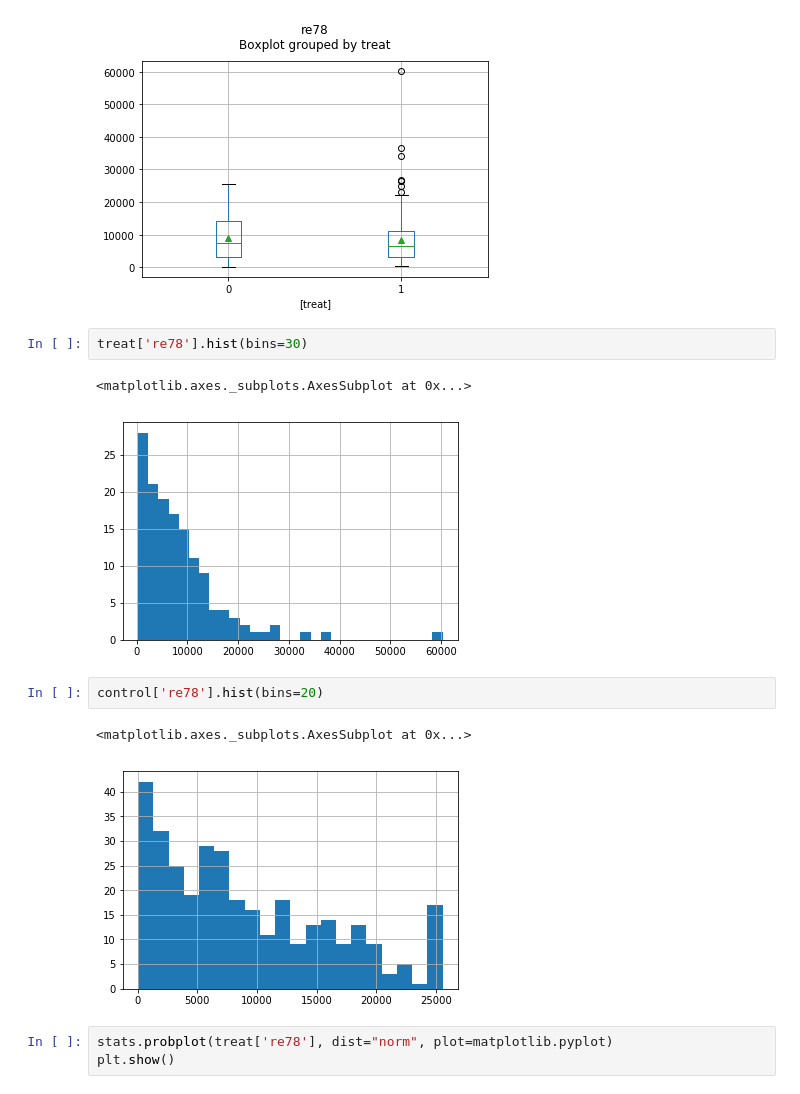
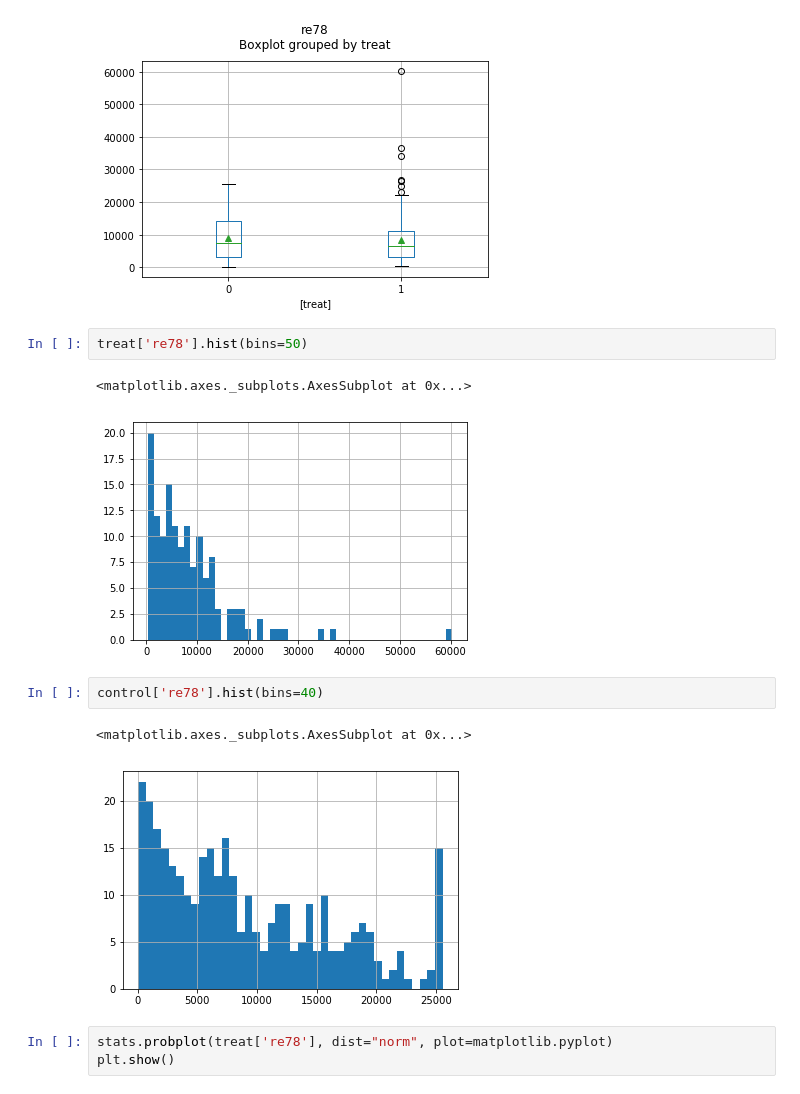
Before and after one commit to pmichele/ADA-Group, a Jupyter notebook: Partials/Michele/04 - Applied ML/Untitled.ipynb, the cells around one changed output. Saved outputs shown, nothing was run; the diff lists cells and outputs as text.

```diff
--- a/Partials/Michele/04 - Applied ML/Untitled.ipynb
+++ b/Partials/Michele/04 - Applied ML/Untitled.ipynb
@@ -49,15 +50,15 @@ boxplots(df, 're78')
 # %% [output]
 [figure]
 # %%
-treat['re78'].hist(bins=30)
+treat['re78'].hist(bins=50)
 # %% [output]
 <matplotlib.axes._subplots.AxesSubplot at 0x...>
-[figure, old version]
+[figure, new version]
 # %%
-control['re78'].hist(bins=20)
+control['re78'].hist(bins=40)
 # %% [output]
 <matplotlib.axes._subplots.AxesSubplot at 0x...>
-[figure, old version]
+[figure, new version]
 # %%
 stats.probplot(treat['re78'], dist="norm", plot=matplotlib.pyplot)
 plt.show()
```
Also changed, not shown: parts of 18 cells of this notebook.
